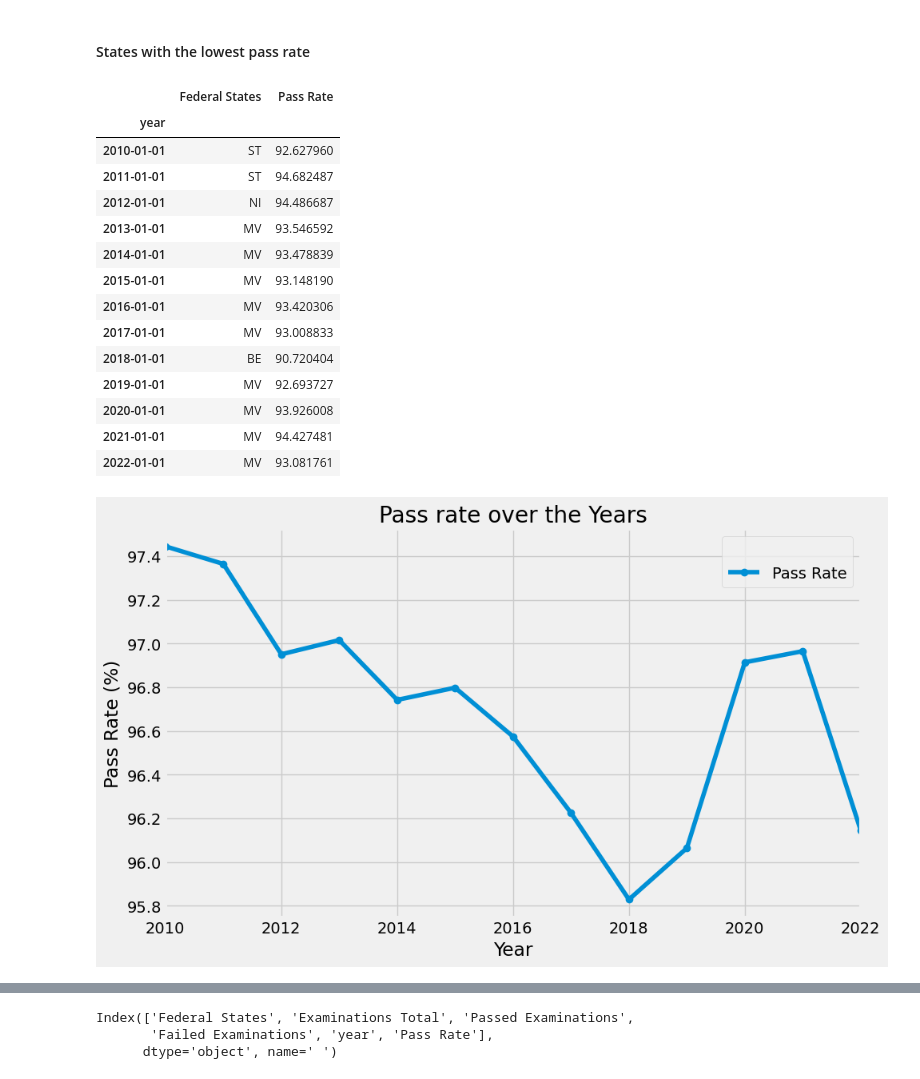
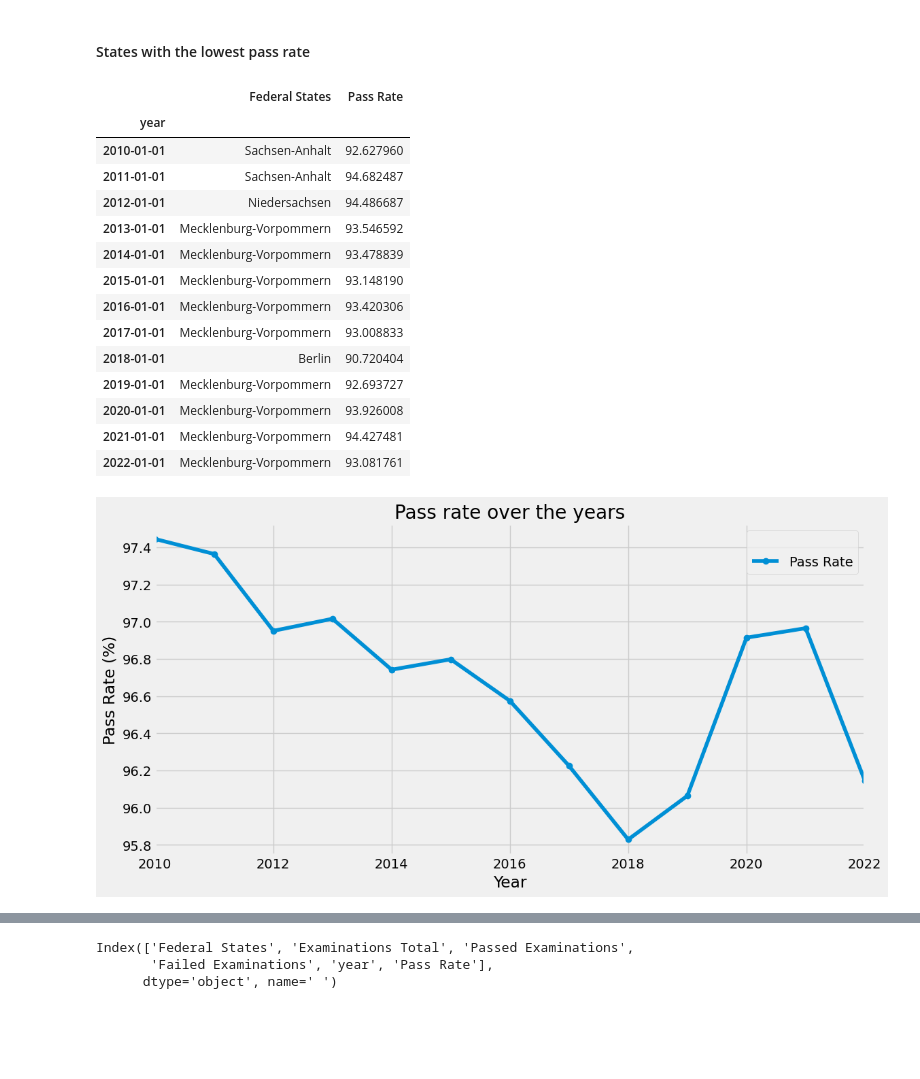
Before and after one commit to Stargazer-ger/capstone_project_hh_23_1, a Jupyter notebook: eda_capstone_exams_kk.ipynb, the cells around one changed output, grey strips where cells are left out. Cells and saved outputs as stored; diff of their text form; code cells hidden in the pictures; blank space fills up the shorter version.

```diff
--- a/eda_capstone_exams_kk.ipynb
+++ b/eda_capstone_exams_kk.ipynb
@@ -3,7 +3,9 @@ import pandas as pd
 import matplotlib.pyplot as plt
 import seaborn as sns
 import scipy.stats as stats
-plt.style.use('fivethirtyeight')
+import update_states_name
+
+#plt.style.use('fivethirtyeight')
 pd.options.display.max_seq_items = 2000
 
 #input custom functions
@@ -49,3 +20,5 @@ DataFrame after deleting names:
+# %%
+exams_concat = update_states_name.update_names(exams_concat)
 # %%
 exams_concat
 # %% [output]
@@ -104,4 +77,5 @@ memory usage: 8.2+ KB
 # %%
 exams_concat['Pass Rate'] = exams_concat['Passed Examinations'] / exams_concat['Examinations Total'] * 100
+exams_concat['Fail Rate'] = exams_concat['Failed Examinations'] / exams_concat['Examinations Total'] * 100
 exams_concat
 # %% [output]
@@ -167,40 +170,40 @@ state_with_lowest_pass_rate
 # %% [output]
 |  | Federal States | Pass Rate |
 | year |  |  |
-| 2010-01-01 | ST | 92.627960 |
-| 2011-01-01 | ST | 94.682487 |
-| 2012-01-01 | NI | 94.486687 |
-| 2013-01-01 | MV | 93.546592 |
-| 2014-01-01 | MV | 93.478839 |
-| 2015-01-01 | MV | 93.148190 |
-| 2016-01-01 | MV | 93.420306 |
-| 2017-01-01 | MV | 93.008833 |
-| 2018-01-01 | BE | 90.720404 |
-| 2019-01-01 | MV | 92.693727 |
-| 2020-01-01 | MV | 93.926008 |
-| 2021-01-01 | MV | 94.427481 |
-| 2022-01-01 | MV | 93.081761 |
+| 2010-01-01 | Sachsen-Anhalt | 92.627960 |
+| 2011-01-01 | Sachsen-Anhalt | 94.682487 |
+| 2012-01-01 | Niedersachsen | 94.486687 |
+| 2013-01-01 | Mecklenburg-Vorpommern | 93.546592 |
+| 2014-01-01 | Mecklenburg-Vorpommern | 93.478839 |
+| 2015-01-01 | Mecklenburg-Vorpommern | 93.148190 |
+| 2016-01-01 | Mecklenburg-Vorpommern | 93.420306 |
+| 2017-01-01 | Mecklenburg-Vorpommern | 93.008833 |
+| 2018-01-01 | Berlin | 90.720404 |
+| 2019-01-01 | Mecklenburg-Vorpommern | 92.693727 |
+| 2020-01-01 | Mecklenburg-Vorpommern | 93.926008 |
+| 2021-01-01 | Mecklenburg-Vorpommern | 94.427481 |
+| 2022-01-01 | Mecklenburg-Vorpommern | 93.081761 |
 # %%
 #state_with_lowest_pass_rate.to_csv('/Users/kamilkarim/neuefische/capstone_project_hh_23_1/Tableau/state_with_lowest_pass_rate_kk.csv', index=False)
 # %%
 # Group by year and sum the columns
 df_sum = exams_concat.groupby('year').sum()
 
 # Calculate overall pass rate
 df_sum['Pass Rate'] = (df_sum['Passed Examinations'] / df_sum['Examinations Total']) * 100
 
 # Extract year and pass rate columns
 df_pass_rate = df_sum[['Pass Rate']]
 
 # Convert year column to datetime
 df_pass_rate.index = pd.to_datetime(df_pass_rate.index)
 
 # Plot the pass rate over the years
-df_pass_rate.plot(kind='line', marker='o', figsize=(10, 6))
-plt.title('Pass rate over the Years')
+df_pass_rate.plot(kind='line', marker='o', figsize=(12, 6))
+plt.title('Pass rate over the years')
 plt.xlabel('Year')
 plt.ylabel('Pass Rate (%)')
 plt.grid(True)
 plt.show()
 # %% [output]
-[figure, old version]
+[figure, new version]
```
Also changed, not shown: parts of 14 cells of this notebook, 12 other files.
